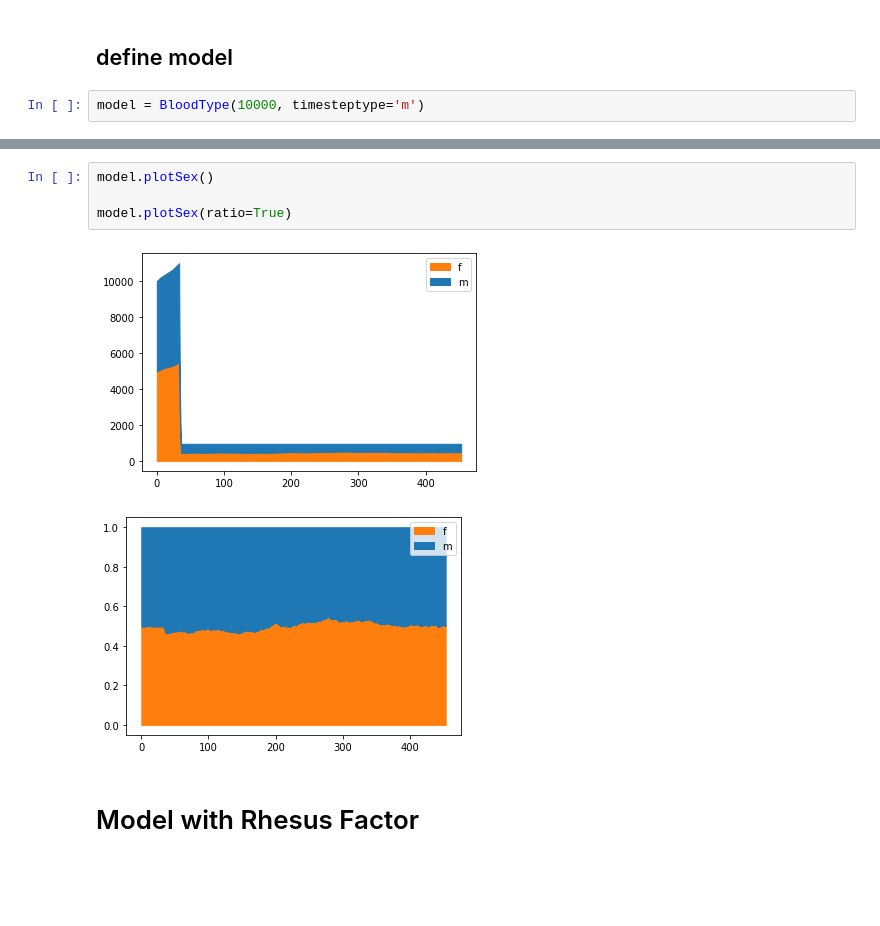
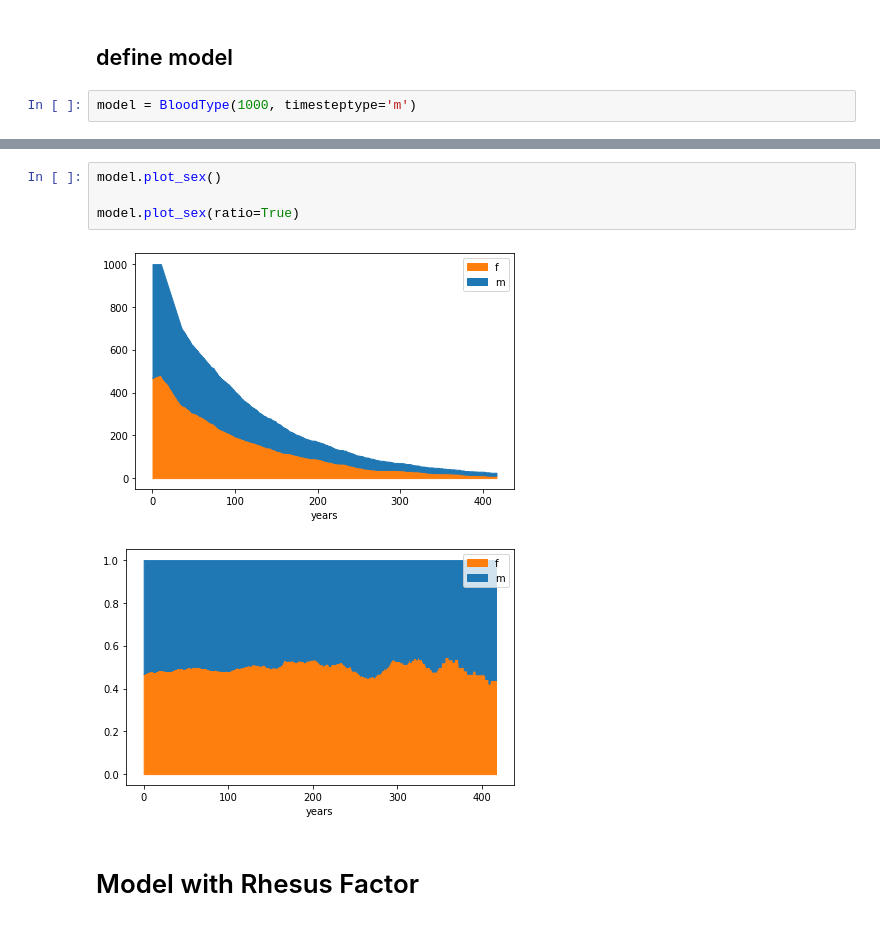
Before and after one commit to dbartolot/bloodtype, a Jupyter notebook: v2/model.ipynb, the cells around one changed output, grey strips where cells are left out. Cells and saved outputs as stored; diff of their text form; blank space fills up the shorter version.

```diff
--- a/v2/model.ipynb
+++ b/v2/model.ipynb
@@ -24,7 +24,7 @@ random.seed(1234)
 # %% [markdown]
 ## define model
 # %%
-model = BloodType(10000, timesteptype='m')
+model = BloodType(1000, timesteptype='m')
 # %%
 t = trange(5000)
 for i in t:
@@ -47,10 +49,10 @@ model.plotBtPt()
 # %%
-model.plotSex()
+model.plot_sex()
 
-model.plotSex(ratio=True)
+model.plot_sex(ratio=True)
 # %% [output]
-[figure, old version]
+[figure, new version]
-[figure, old version]
+[figure, new version]
 # %% [markdown]
 # Model with Rhesus Factor
 # %%
```
Also changed, not shown: parts of 2 cells of this notebook.
